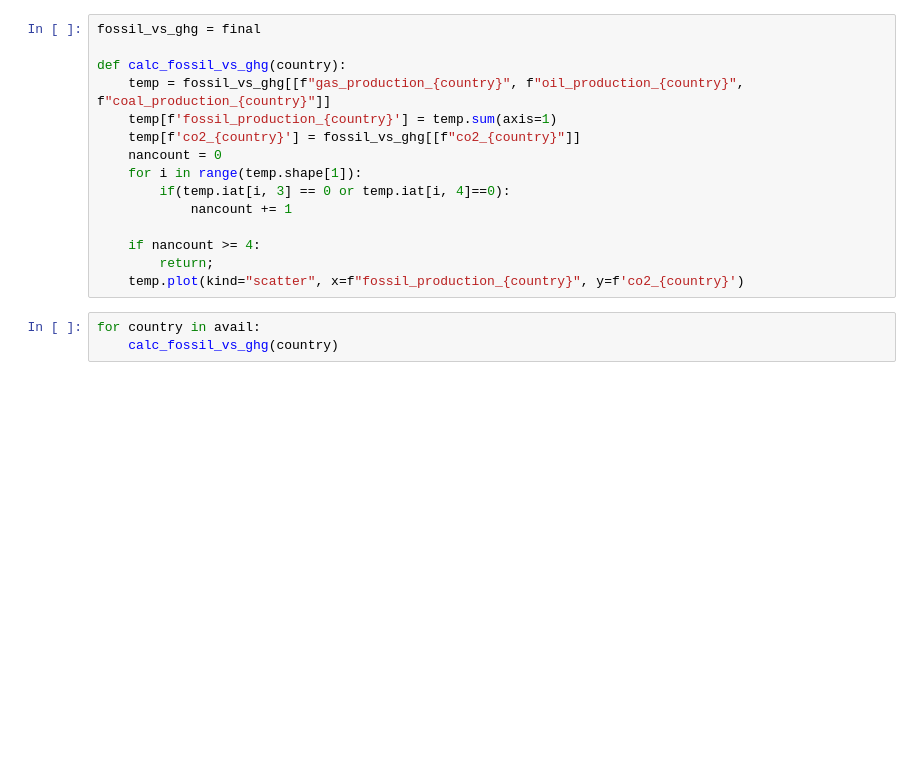
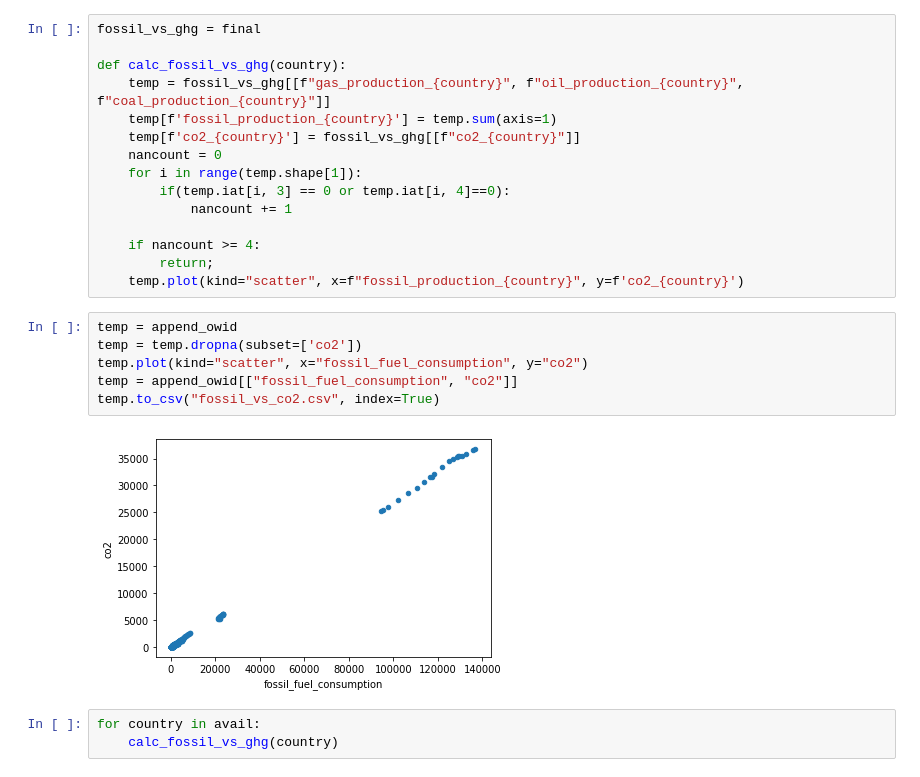
Before and after one commit to Adam-Omarali/BDC-Energy, a Jupyter notebook: InvestmentGHG.ipynb, the cells around one changed output. Saved outputs shown, nothing was run; the diff lists cells and outputs as text; blank space fills up the shorter version.

Commit message:
CO2 vs fossil compiled to CSV

```diff
--- a/InvestmentGHG.ipynb
+++ b/InvestmentGHG.ipynb
@@ -470,6 +470,14 @@ def calc_fossil_vs_ghg(country):
     if nancount >= 4:
         return;
     temp.plot(kind="scatter", x=f"fossil_production_{country}", y=f'co2_{country}')
+# %%
+temp = append_owid
+temp = temp.dropna(subset=['co2'])
+temp.plot(kind="scatter", x="fossil_fuel_consumption", y="co2")
+temp = append_owid[["fossil_fuel_consumption", "co2"]]
+temp.to_csv("fossil_vs_co2.csv", index=True)
+# %% [output]
+[figure, added]
 # %%
 for country in avail:
     calc_fossil_vs_ghg(country)
```
Also changed, not shown: 1 other file.
